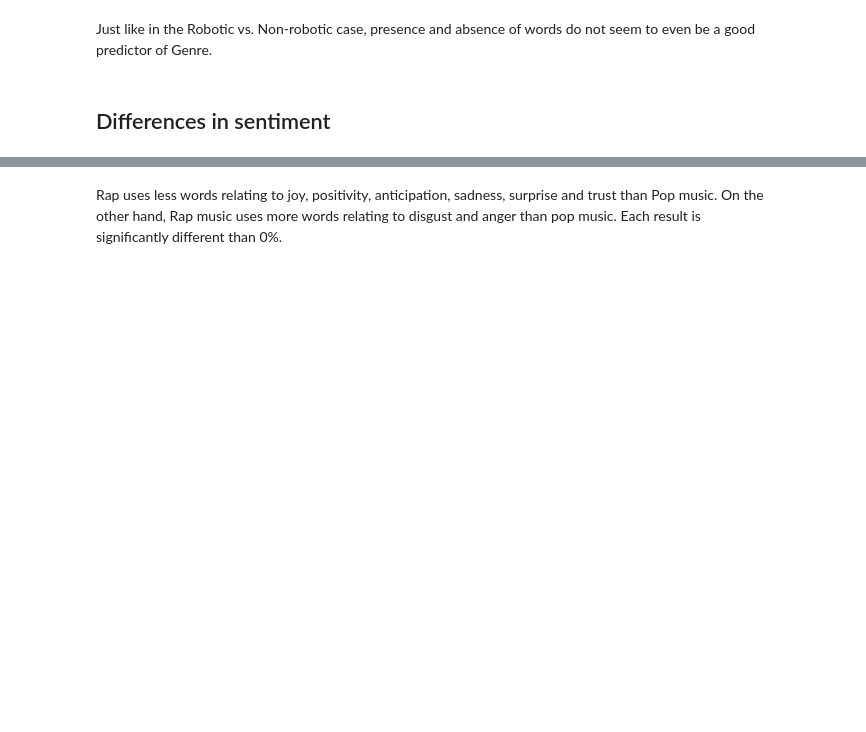
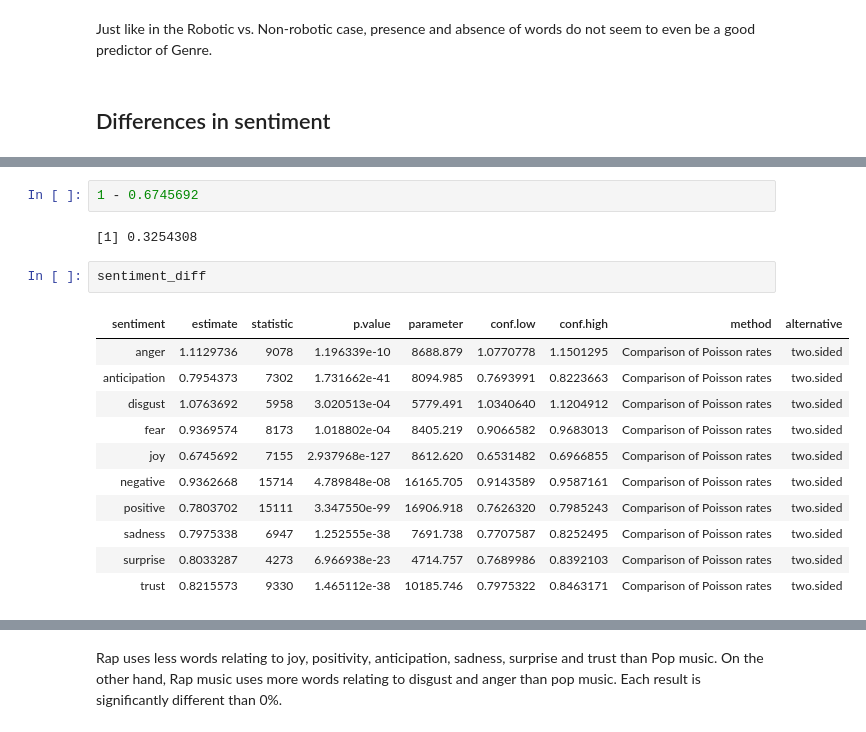
Before and after one commit to cbliou/song-authorship, a Jupyter notebook: notebooks/for CSU competition/04 - analysis.ipynb, the cells around one changed output, grey strips where cells are left out. Cells and saved outputs as stored; diff of their text form; blank space fills up the shorter version.

```diff
--- a/notebooks/for CSU competition/04 - analysis.ipynb
+++ b/notebooks/for CSU competition/04 - analysis.ipynb
@@ -191,6 +288,24 @@ ggsave("..//..//visualizations//rapvspopsentimentdiff.png",
 #ggsave(filename, plot = last_plot(), device = NULL, path = NULL,
 #  scale = 1, width = NA, height = NA, units = c("in", "cm", "mm"),
 #  dpi = 300, limitsize = TRUE, ...)
+# %%
+1 - 0.6745692
+# %% [output]
+[1] 0.3254308
+# %%
+sentiment_diff
+# %% [output]
+| sentiment | estimate | statistic | p.value | parameter | conf.low | conf.high | method | alternative |
+| anger | 1.1129736 | 9078 | 1.196339e-10 | 8688.879 | 1.0770778 | 1.1501295 | Comparison of Poisson rates | two.sided |
+| anticipation | 0.7954373 | 7302 | 1.731662e-41 | 8094.985 | 0.7693991 | 0.8223663 | Comparison of Poisson rates | two.sided |
+| disgust | 1.0763692 | 5958 | 3.020513e-04 | 5779.491 | 1.0340640 | 1.1204912 | Comparison of Poisson rates | two.sided |
+| fear | 0.9369574 | 8173 | 1.018802e-04 | 8405.219 | 0.9066582 | 0.9683013 | Comparison of Poisson rates | two.sided |
+| joy | 0.6745692 | 7155 | 2.937968e-127 | 8612.620 | 0.6531482 | 0.6966855 | Comparison of Poisson rates | two.sided |
+| negative | 0.9362668 | 15714 | 4.789848e-08 | 16165.705 | 0.9143589 | 0.9587161 | Comparison of Poisson rates | two.sided |
+| positive | 0.7803702 | 15111 | 3.347550e-99 | 16906.918 | 0.7626320 | 0.7985243 | Comparison of Poisson rates | two.sided |
+| sadness | 0.7975338 | 6947 | 1.252555e-38 | 7691.738 | 0.7707587 | 0.8252495 | Comparison of Poisson rates | two.sided |
+| surprise | 0.8033287 | 4273 | 6.966938e-23 | 4714.757 | 0.7689986 | 0.8392103 | Comparison of Poisson rates | two.sided |
+| trust | 0.8215573 | 9330 | 1.465112e-38 | 10185.746 | 0.7975322 | 0.8463171 | Comparison of Poisson rates | two.sided |
 # %%
 sentplot
 # %% [output]
```
Also changed, not shown: parts of 28 cells of this notebook, 2 other files.
